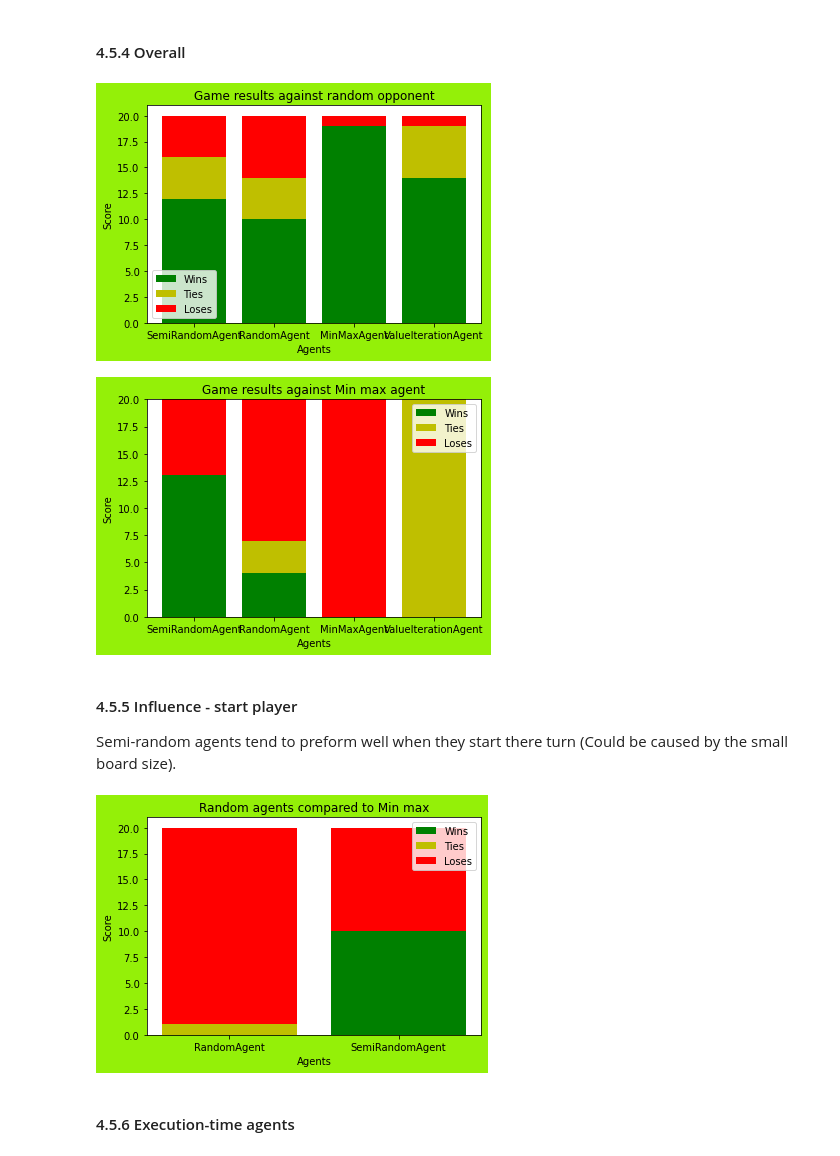
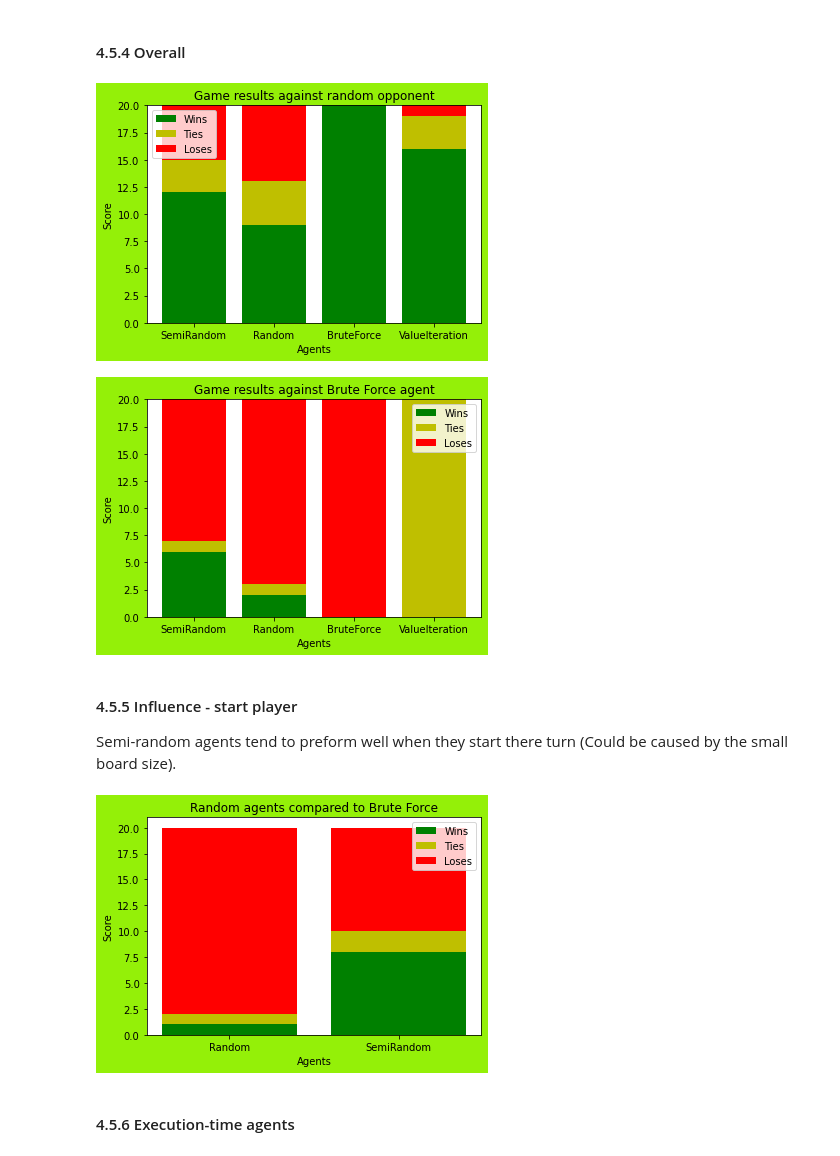
Before and after one commit to BlSchulpen/DecisionTheory, a Jupyter notebook: deth_four_ag.ipynb, the cells around one changed output. Saved outputs shown, nothing was run; the diff lists cells and outputs as text; code cells hidden in the pictures.

```diff
--- a/deth_four_ag.ipynb
+++ b/deth_four_ag.ipynb
@@ -451,26 +458,26 @@ creator.plot_acc(players_to_meassure, "Difference accuracy random agents",oppone
 # %% [markdown]
 #### 4.5.4 Overall
 # %%
-players_to_meassure = [FourInARowSemiRandomAgent,FourInARowRandomAgent, FourInARowMinMaxAgent,FourInARowValueIterationAgent]
+players_to_meassure = [FourInARowSemiRandomAgent,FourInARowRandomAgent, FourInARowBruteForceAgent,FourInARowValueIterationAgent]
 opponent = FourInARowRandomAgent
 creator.plot_acc(players_to_meassure, "Game results against random opponent",opponent)
 # %% [output]
-[figure, old version]
+[figure, new version]
 # %%
-players_to_meassure = [FourInARowSemiRandomAgent,FourInARowRandomAgent, FourInARowMinMaxAgent,FourInARowValueIterationAgent]
-opponent = FourInARowMinMaxAgent
-creator.plot_acc(players_to_meassure, "Game results against Min max agent",opponent)
+players_to_meassure = [FourInARowSemiRandomAgent,FourInARowRandomAgent, FourInARowBruteForceAgent,FourInARowValueIterationAgent]
+opponent = FourInARowBruteForceAgent
+creator.plot_acc(players_to_meassure, "Game results against Brute Force agent",opponent)
 # %% [output]
-[figure, old version]
+[figure, new version]
 # %% [markdown]
 #### 4.5.5 Influence - start player
 Semi-random agents tend to preform well when they start there turn (Could be caused by the small board size).
 # %%
 players_to_meassure = [FourInARowRandomAgent,FourInARowSemiRandomAgent]
-opponent = FourInARowMinMaxAgent
-creator.plot_acc(players_to_meassure, "Random agents compared to Min max",opponent)
+opponent = FourInARowBruteForceAgent
+creator.plot_acc(players_to_meassure, "Random agents compared to Brute Force",opponent)
 # %% [output]
-[figure, old version]
+[figure, new version]
 # %% [markdown]
 #### 4.5.6 Execution-time agents
 # %%
```
Also changed, not shown: parts of 15 cells of this notebook, 3 other files.
